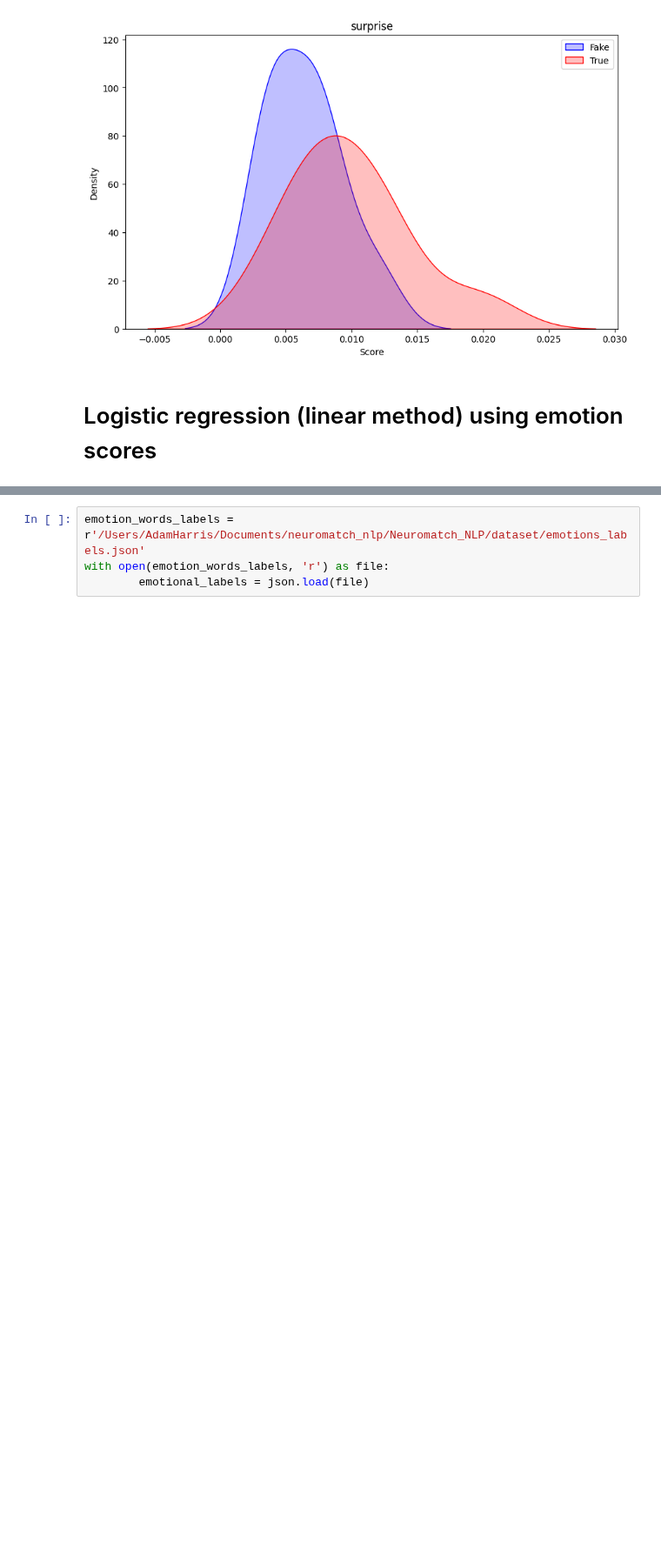
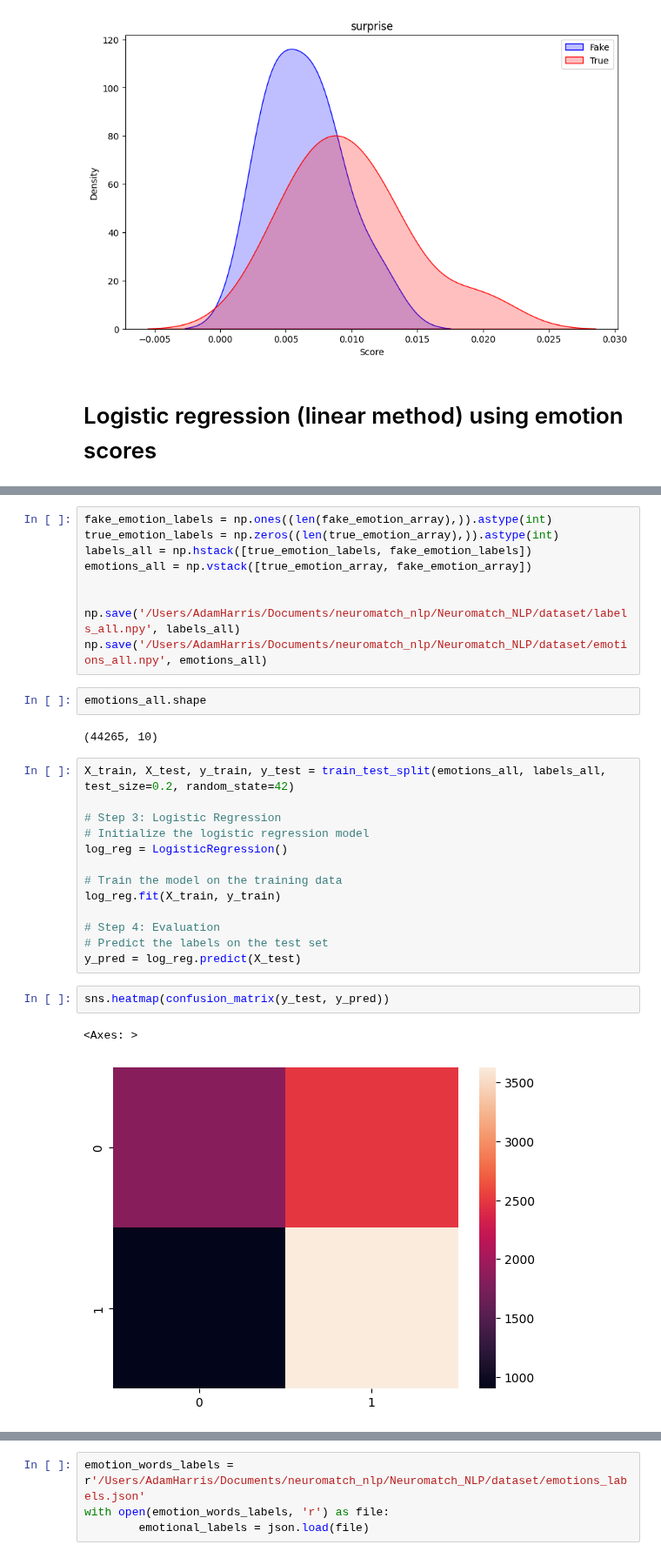
Before and after one commit to AdamLoydHarris/NLP_fake-news, a Jupyter notebook: Code/nlp_notebook.ipynb, the cells around one changed output, grey strips where cells are left out. Shown at 87% size. Drawn from its saved outputs; the diff is of its cells as text; blank space fills up the shorter version.

```diff
--- a/Code/nlp_notebook.ipynb
+++ b/Code/nlp_notebook.ipynb
@@ -217,0 +240,31 @@ fake_processed
+# %%
+fake_emotion_labels = np.ones((len(fake_emotion_array),)).astype(int)
+true_emotion_labels = np.zeros((len(true_emotion_array),)).astype(int)
+labels_all = np.hstack([true_emotion_labels, fake_emotion_labels])
+emotions_all = np.vstack([true_emotion_array, fake_emotion_array])
+
+
+np.save('/Users/AdamHarris/Documents/neuromatch_nlp/Neuromatch_NLP/dataset/labels_all.npy', labels_all)
+np.save('/Users/AdamHarris/Documents/neuromatch_nlp/Neuromatch_NLP/dataset/emotions_all.npy', emotions_all)
+# %%
+emotions_all.shape
+# %% [output]
+(44265, 10)
+# %%
+X_train, X_test, y_train, y_test = train_test_split(emotions_all, labels_all, test_size=0.2, random_state=42)
+
+# Step 3: Logistic Regression
+# Initialize the logistic regression model
+log_reg = LogisticRegression()
+
+# Train the model on the training data
+log_reg.fit(X_train, y_train)
+
+# Step 4: Evaluation
+# Predict the labels on the test set
+y_pred = log_reg.predict(X_test)
+# %%
+sns.heatmap(confusion_matrix(y_test, y_pred))
+# %% [output]
+<Axes: >
+[figure, added]
```
Also changed, not shown: parts of 22 cells of this notebook, 4 other files.
